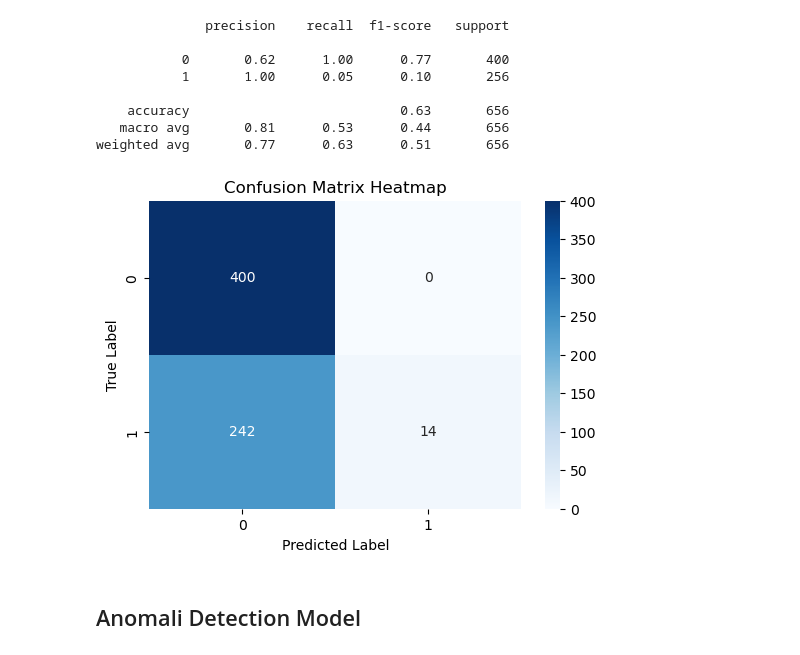
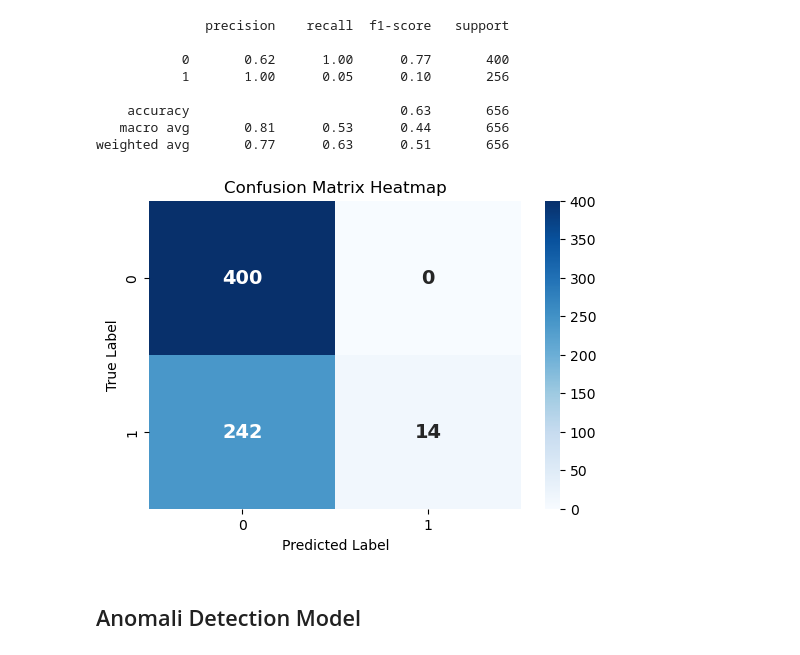
Before and after one commit to Sulbae/Water-Potability-Assessment, a Jupyter notebook: modelling/model_training.ipynb, the cells around one changed output. Cells and saved outputs as stored; diff of their text form; code cells hidden in the pictures.

Commit message:
update confusion matrix

```diff
--- a/modelling/model_training.ipynb
+++ b/modelling/model_training.ipynb
@@ -236,16 +236,16 @@ weighted avg       0.77      0.63      0.51       656
 # %%
 # Confusion matrix
 conf_matrix = confusion_matrix(clf_y_test, y_pred)
 
 # heatmap
 plt.figure(figsize=(6,4))
-sns.heatmap(conf_matrix, annot=True, fmt='d', cmap='Blues') # perbesar dan bold annotation
+sns.heatmap(conf_matrix, annot=True, fmt='d', cmap='Blues', annot_kws={"size": 14, "weight": "bold"})
 plt.xlabel('Predicted Label')
 plt.ylabel('True Label')
 plt.title('Confusion Matrix Heatmap')
 plt.show()
 # %% [output]
-[figure, old version]
+[figure, new version]
 # %% [markdown]
 ## Anomali Detection Model
 # %%
```
